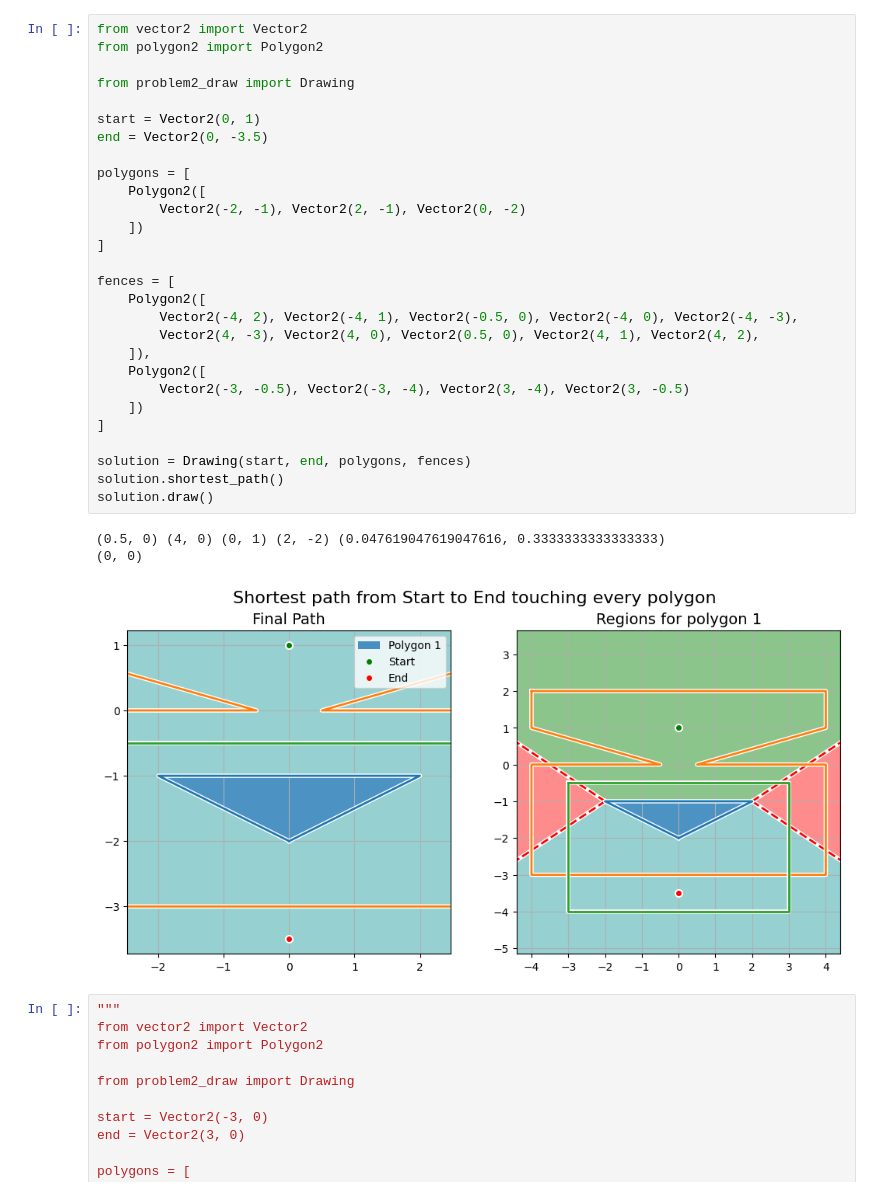
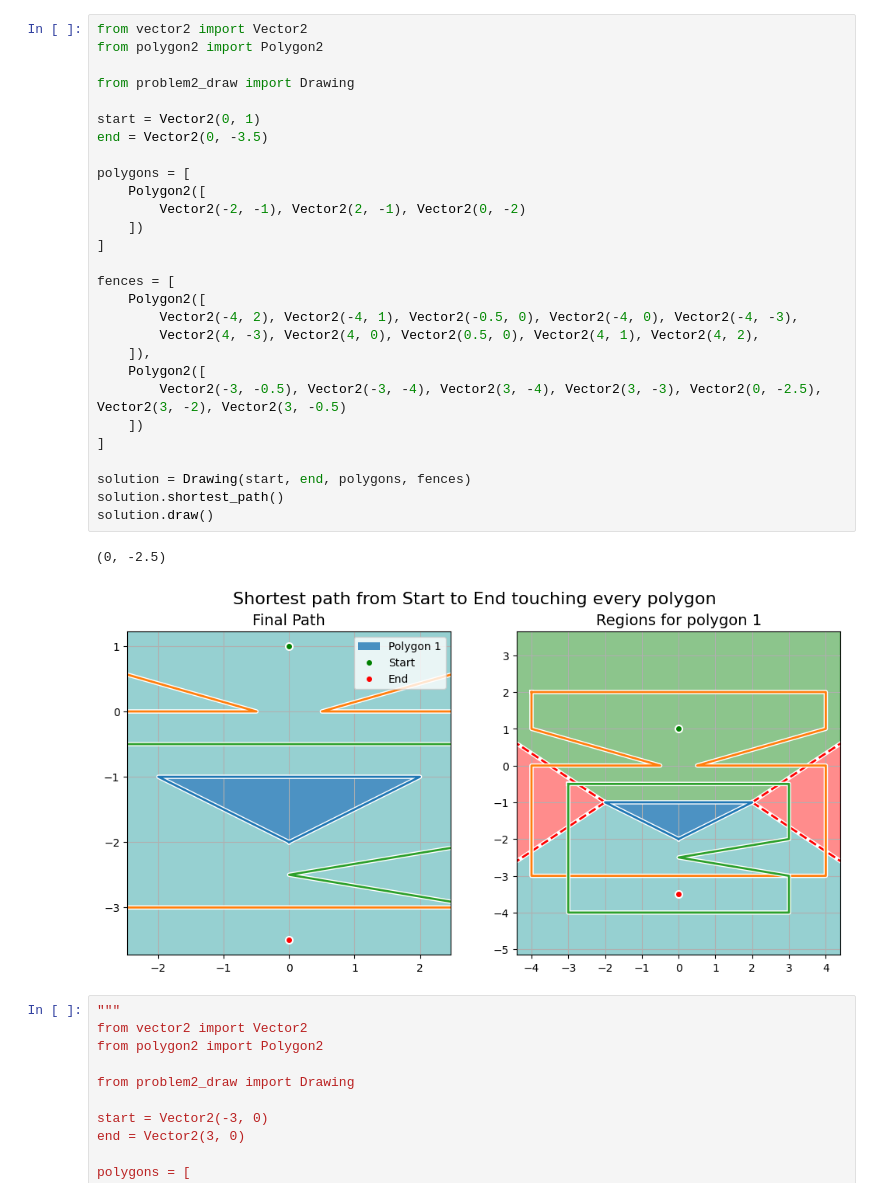
Before and after one commit to YushiPy/TouringPolygons, a Jupyter notebook: test.ipynb, the cells around one changed output. Cells and saved outputs as stored; diff of their text form.

```diff
--- a/test.ipynb
+++ b/test.ipynb
@@ -1,35 +1,34 @@
 # %%
 from vector2 import Vector2
 from polygon2 import Polygon2
 
 from problem2_draw import Drawing
 
 start = Vector2(0, 1)
 end = Vector2(0, -3.5)
 
 polygons = [
 	Polygon2([
 		Vector2(-2, -1), Vector2(2, -1), Vector2(0, -2)
 	])
 ]
 
 fences = [
 	Polygon2([
 		Vector2(-4, 2), Vector2(-4, 1), Vector2(-0.5, 0), Vector2(-4, 0), Vector2(-4, -3),
 		Vector2(4, -3), Vector2(4, 0), Vector2(0.5, 0), Vector2(4, 1), Vector2(4, 2),
 	]),
 	Polygon2([
-		Vector2(-3, -0.5), Vector2(-3, -4), Vector2(3, -4), Vector2(3, -0.5)
+		Vector2(-3, -0.5), Vector2(-3, -4), Vector2(3, -4), Vector2(3, -3), Vector2(0, -2.5), Vector2(3, -2), Vector2(3, -0.5)
 	])
 ]
 
 solution = Drawing(start, end, polygons, fences)
 solution.shortest_path()
 solution.draw()
 # %% [output]
-(0.5, 0) (4, 0) (0, 1) (2, -2) (0.047619047619047616, 0.3333333333333333)
-(0, 0)
+(0, -2.5)
-[figure, old version]
+[figure, new version]
 # %%
 """
 from vector2 import Vector2
```
Also changed, not shown: 1 other file.
